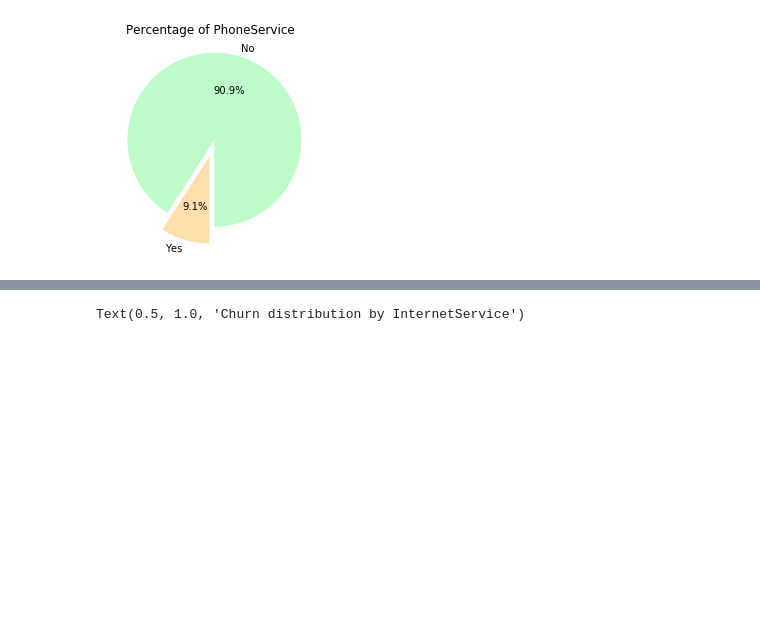
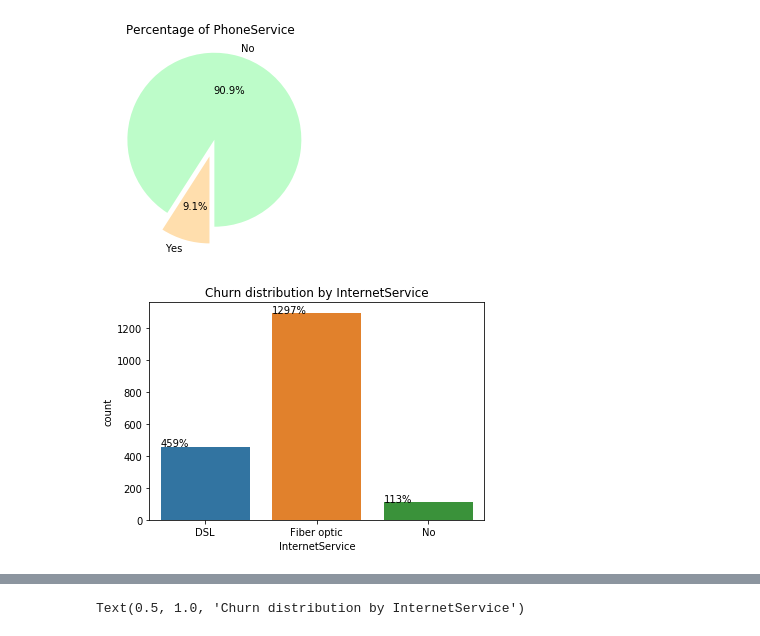
Before and after one commit to Chvava11/Bi_project_customer_churn, a Jupyter notebook: Vanessa's Bi Project.ipynb, the cells around one changed output, grey strips where cells are left out. Cells and saved outputs as stored; diff of their text form; code cells hidden in the pictures; blank space fills up the shorter version.

```diff
--- a/Vanessa's Bi Project.ipynb
+++ b/Vanessa's Bi Project.ipynb
@@ -522,3 +520,13 @@ plt.title('Percentage of PhoneService ')
 plt.show()
 # %% [output]
 [figure]
+# %%
+ax = sns.countplot(x="InternetService",data=D_churn)
+ax.set_title("Churn distribution by InternetService")
+for p in ax.patches:
+    txt = str(p.get_height().round(2)) + '%'
+    txt_x = p.get_x()
+    txt_y = p.get_height()
+    ax.text(txt_x,txt_y,txt)
+# %% [output]
+[figure, added]
```
Also changed, not shown: parts of 37 cells of this notebook, 1 other file.
